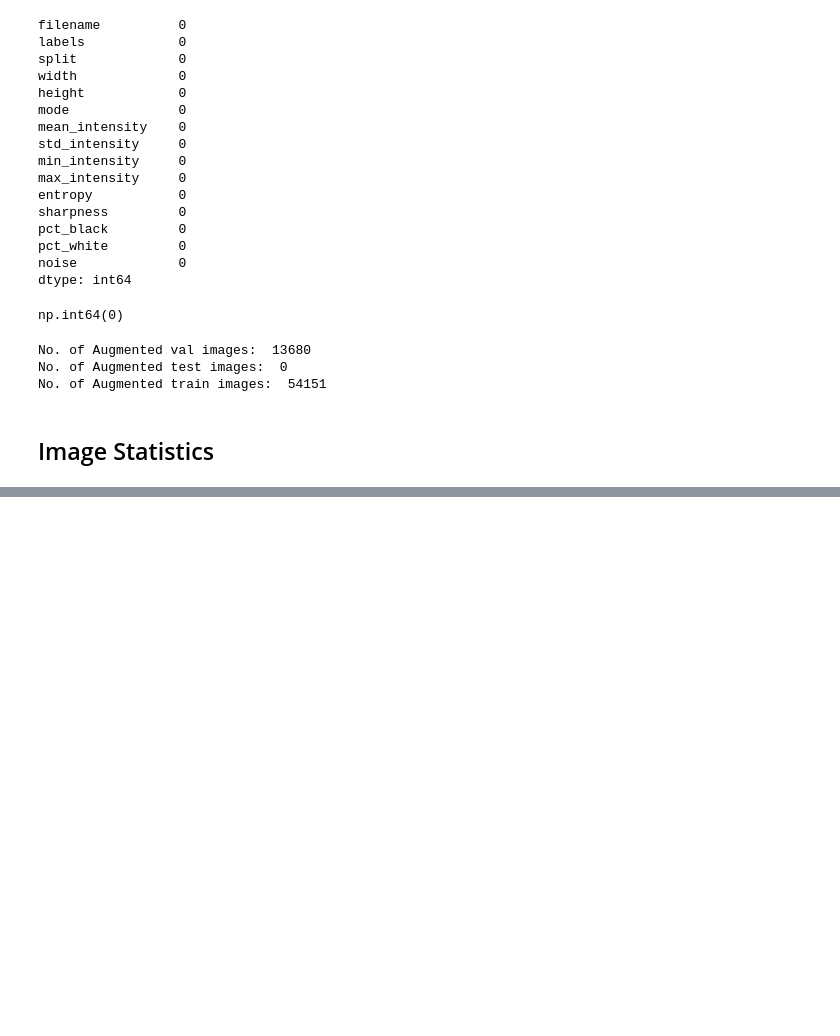
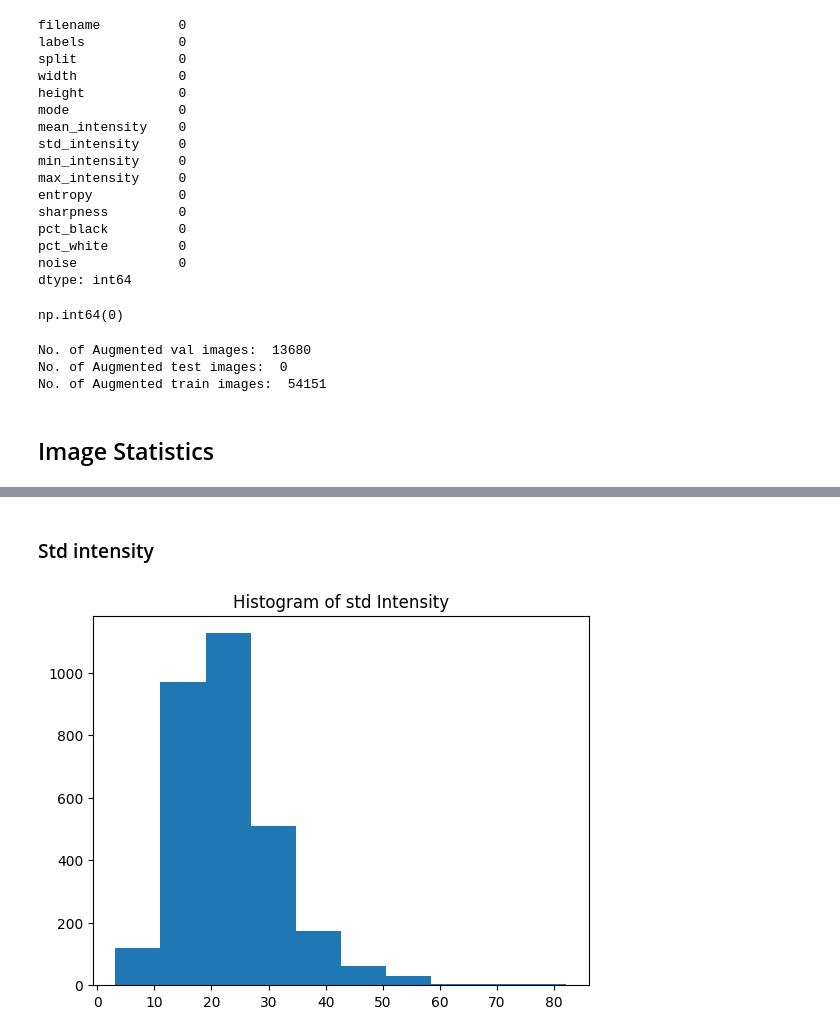
Before and after one commit to cillianmurphy45/MachineLearningCA, a Jupyter notebook: eda_cillian.ipynb, the cells around one changed output, grey strips where cells are left out. Saved outputs shown, nothing was run; the diff lists cells and outputs as text; code cells hidden in the pictures; blank space fills up the shorter version.

```diff
--- a/eda_cillian.ipynb
+++ b/eda_cillian.ipynb
@@ -189,0 +265,9 @@ No. of Augmented train images:  54151
+# %% [markdown]
+### Std intensity
+# %%
+plt.hist(data['std_intensity'])
+plt.title('Histogram of std Intensity')
+plt.show()
+# Looks slightly right skewed
+# %% [output]
+[figure, added]
```
Also changed, not shown: parts of 85 cells of this notebook, 2 other files.
